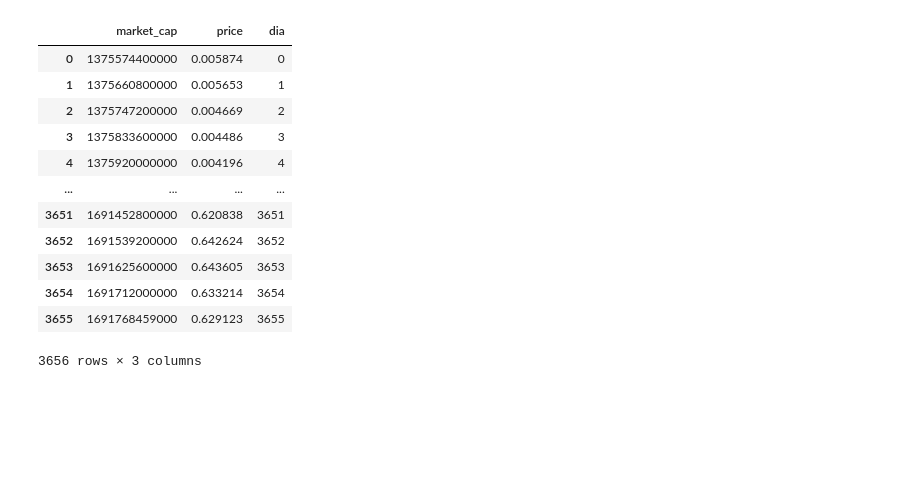
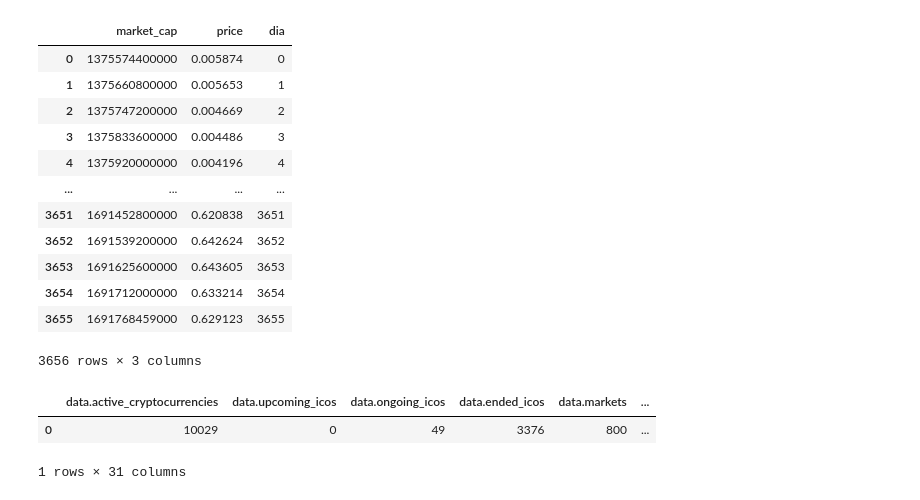
Before and after one commit to NahuVidales/CryptoDataAnalytics, a Jupyter notebook: ETL.ipynb, the cells around one changed output. Saved outputs shown, nothing was run; the diff lists cells and outputs as text; code cells hidden in the pictures; blank space fills up the shorter version.

Commit message:
data casi terminada

```diff
--- a/ETL.ipynb
+++ b/ETL.ipynb
@@ -760,3 +760,18 @@ prices_df_pepe.to_csv('data/prices_df_pepe.csv', index=False)
 prices_df_usdt.to_csv('data/prices_df_usdt.csv', index=False)
 prices_df_worldcoin.to_csv('data/prices_df_worldcoin.csv', index=False)
 prices_df_xrp.to_csv('data/prices_df_xrp.csv', index=False)
+# %%
+capitalizaciones_json = r'Dataset JSON/capitalizaciones.json'
+with open(capitalizaciones_json, 'r') as file:
+    capitalizaciones_content = file.read()
+
+# Convertir el JSON en un diccionario
+capitalizaciones = json.loads(capitalizaciones_content)
+
+# Normalize the JSON and create a DataFrame
+capitalizaciones_df = pd.json_normalize(capitalizaciones)
+capitalizaciones_df.head()
+# %% [output]
+|  | data.active_cryptocurrencies | data.upcoming_icos | data.ongoing_icos | data.ended_icos | data.markets | ... |
+| 0 | 10029 | 0 | 49 | 3376 | 800 | ... |
+1 rows × 31 columns
```
Also changed, not shown: parts of 1 cell of this notebook, 1 other file.
